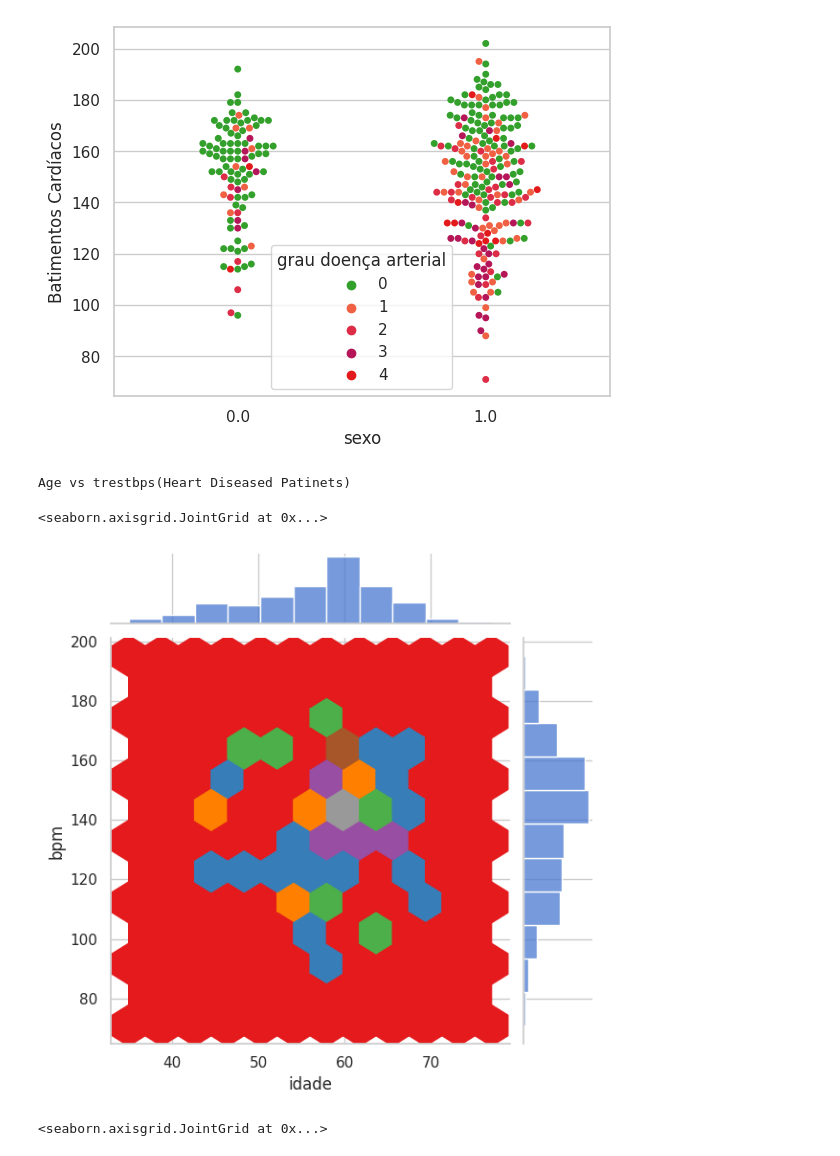
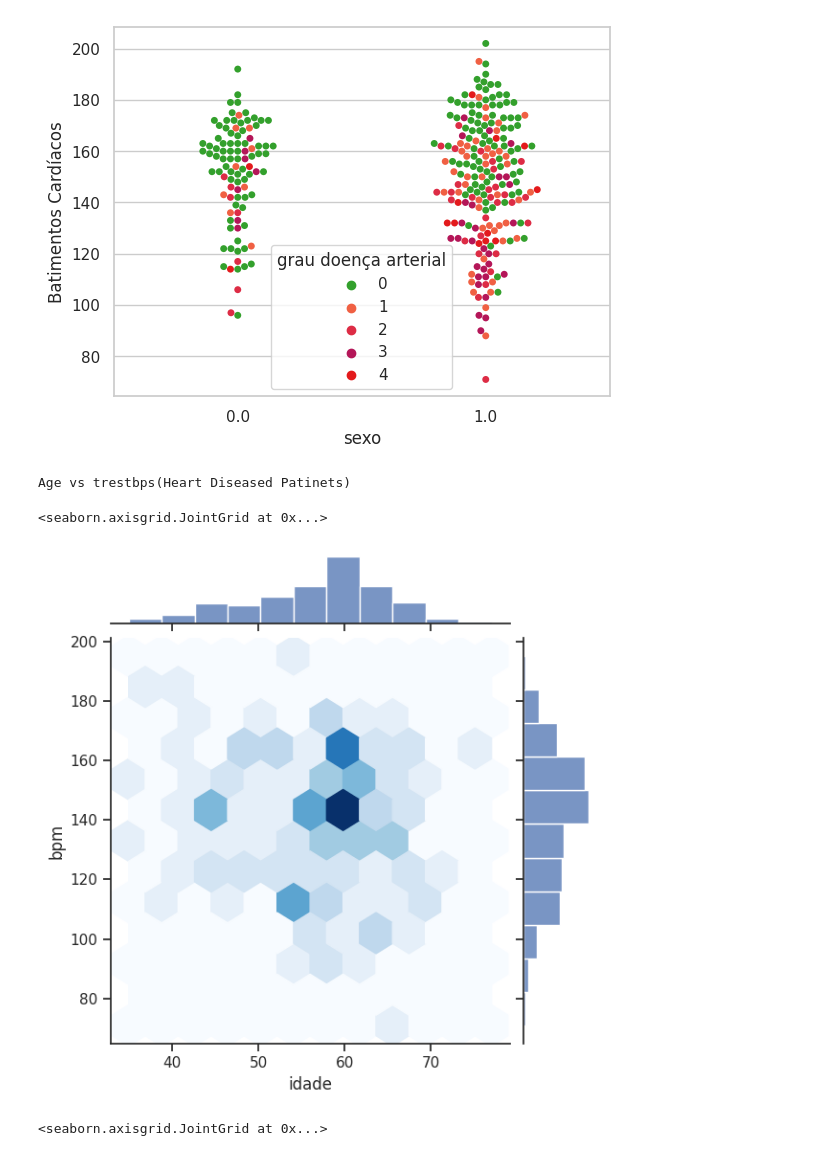
Before and after one commit to Z3Gu1/Notebooks, a Jupyter notebook: Coracao.ipynb, the cells around one changed output. Cells and saved outputs as stored; diff of their text form; code cells hidden in the pictures.

```diff
--- a/Coracao.ipynb
+++ b/Coracao.ipynb
@@ -460,21 +460,20 @@ ax.set(ylabel="Batimentos Cardíacos")
 # %%
 df3 = heart_disease[heart_disease['grau doença arterial'] != 0 ][['idade', 'sexo', 'angina', 'pa', 'colesterol', 'glicose', 'ecg', 'bpm',
        'exang', 'depressão do segmento ST', 'inclinação do segmento ST', 'cat', 'cintilografia', 'grau doença arterial']]
 #target 0 - people with heart disease
 #pal = sns.cubehelix_palette(rot=-.2)
-colors = sns.cubehelix_palette(rot=-.2, as_cmap=True, start=3 )
 print('Age vs trestbps(Heart Diseased Patinets)')
 sns.jointplot(data=df3,
               x='idade',
               y='bpm',
               kind='hex',
-              cmap='Set1'
+              cmap='Blues'
 
               )
 # %% [output]
 Age vs trestbps(Heart Diseased Patinets)
 <seaborn.axisgrid.JointGrid at 0x...>
-[figure, old version]
+[figure, new version]
 # %%
 sns.jointplot(data=df3,
               x='colesterol',
```
Also changed, not shown: parts of 1 cell of this notebook.
